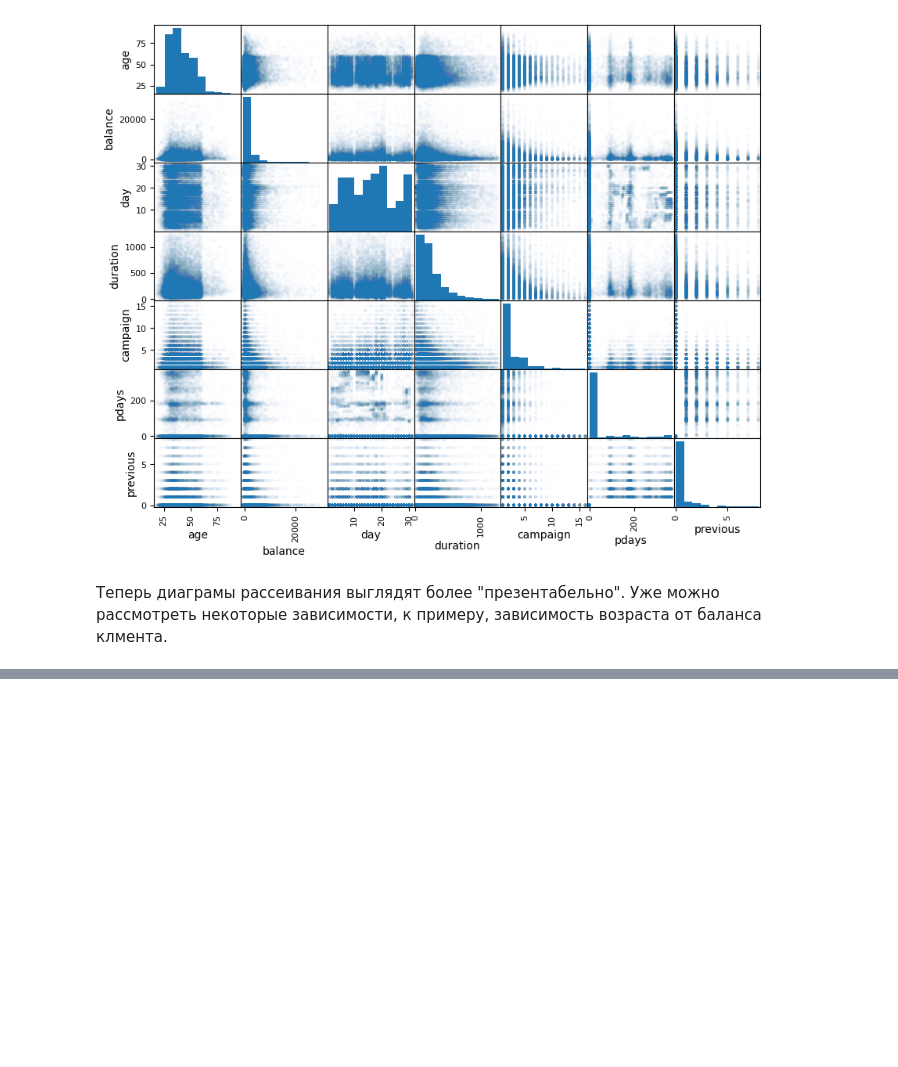
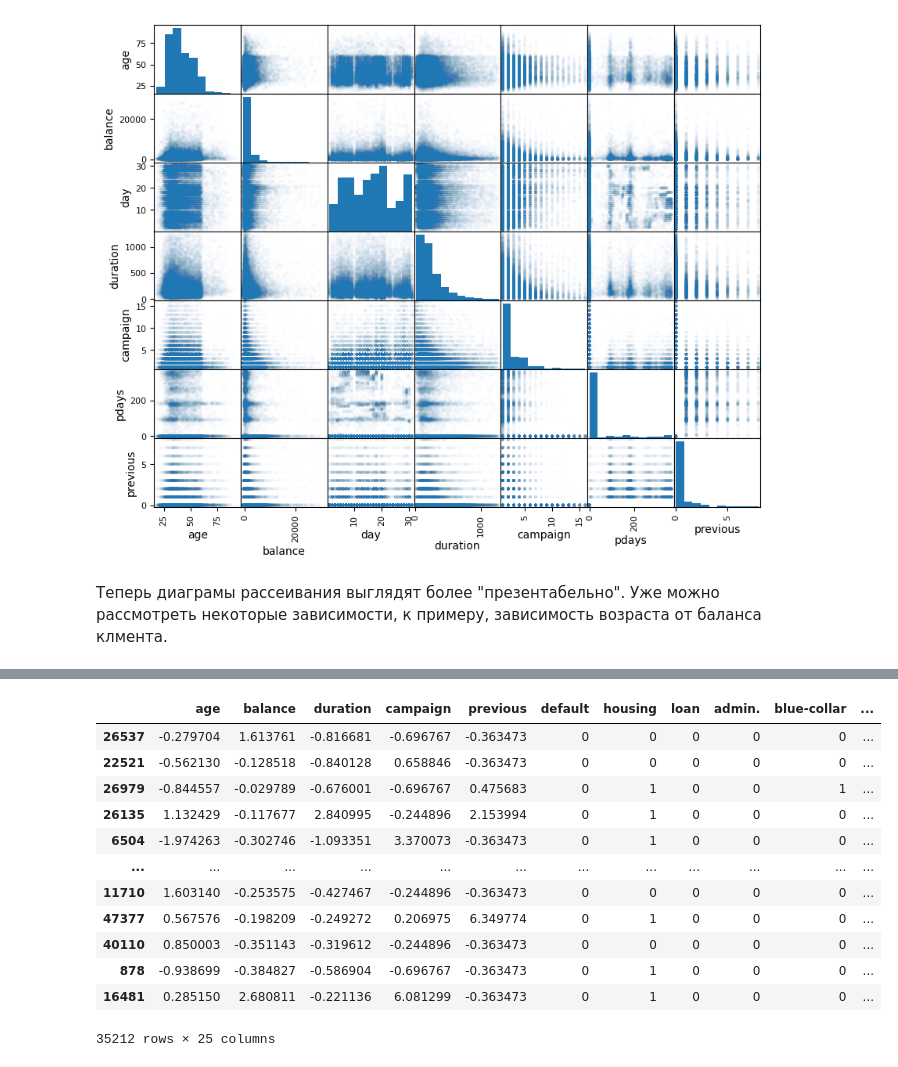
Before and after one commit to a1xsa/machine_learning, a Jupyter notebook: bank.ipynb, the cells around one changed output, grey strips where cells are left out. Saved outputs shown, nothing was run; the diff lists cells and outputs as text; code cells hidden in the pictures; blank space fills up the shorter version.

```diff
--- a/bank.ipynb
+++ b/bank.ipynb
@@ -391,0 +581,4 @@ ValueError: could not convert string to float: 'management'
+# %%
+data_all=data_all.drop(numerical_columns,axis=1)
+# %%
+data=pd.concat((data_numerical,data_all),axis=1)
@@ -391,0 +607,2 @@ ValueError: could not convert string to float: 'management'
+# %%
+data=data.drop(['day','pdays','apr','aug','dec','feb','jan','jul','jun','mar','may','nov','oct','sep'],axis=1)
@@ -391,0 +631,8 @@ ValueError: could not convert string to float: 'management'
+# %%
+X=data.drop('y',axis=1)
+y=data['y']
+from sklearn.model_selection import train_test_split
+X_train,X_test,y_train,y_test=train_test_split(X,y,test_size=0.25,random_state=42)
+N_train, _ = X_train.shape
+N_test, _ = X_test.shape
+N_train, N_test
@@ -391,0 +658,16 @@ ValueError: could not convert string to float: 'management'
+# %%
+X_train
+# %% [output]
+|  | age | balance | duration | campaign | previous | default | housing | loan | admin. | blue-collar | ... |
+| 26537 | -0.279704 | 1.613761 | -0.816681 | -0.696767 | -0.363473 | 0 | 0 | 0 | 0 | 0 | ... |
+| 22521 | -0.562130 | -0.128518 | -0.840128 | 0.658846 | -0.363473 | 0 | 0 | 0 | 0 | 0 | ... |
+| 26979 | -0.844557 | -0.029789 | -0.676001 | -0.696767 | 0.475683 | 0 | 1 | 0 | 0 | 1 | ... |
+| 26135 | 1.132429 | -0.117677 | 2.840995 | -0.244896 | 2.153994 | 0 | 1 | 0 | 0 | 0 | ... |
+| 6504 | -1.974263 | -0.302746 | -1.093351 | 3.370073 | -0.363473 | 0 | 1 | 0 | 0 | 0 | ... |
+| ... | ... | ... | ... | ... | ... | ... | ... | ... | ... | ... | ... |
+| 11710 | 1.603140 | -0.253575 | -0.427467 | -0.244896 | -0.363473 | 0 | 0 | 0 | 0 | 0 | ... |
+| 47377 | 0.567576 | -0.198209 | -0.249272 | 0.206975 | 6.349774 | 0 | 1 | 0 | 0 | 0 | ... |
+| 40110 | 0.850003 | -0.351143 | -0.319612 | -0.244896 | -0.363473 | 0 | 0 | 0 | 0 | 0 | ... |
+| 878 | -0.938699 | -0.384827 | -0.586904 | -0.696767 | -0.363473 | 0 | 1 | 0 | 0 | 0 | ... |
+| 16481 | 0.285150 | 2.680811 | -0.221136 | 6.081299 | -0.363473 | 0 | 1 | 0 | 0 | 0 | ... |
+35212 rows × 25 columns
```
Also changed, not shown: parts of 41 cells of this notebook.
